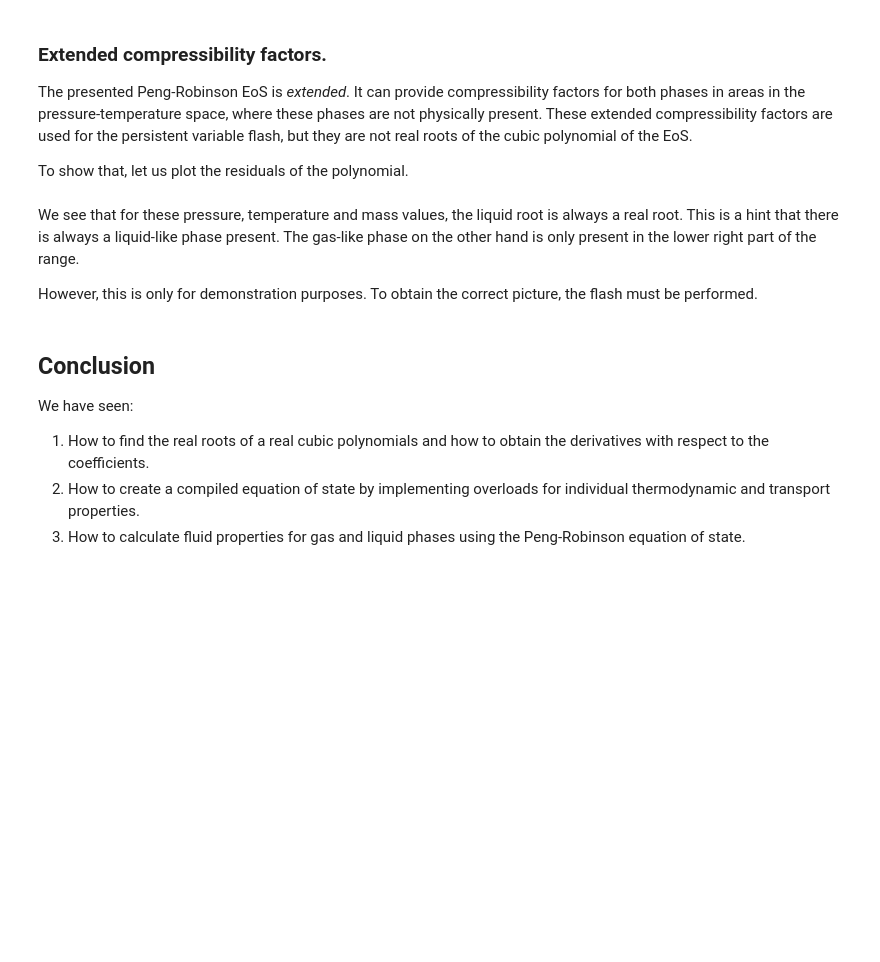
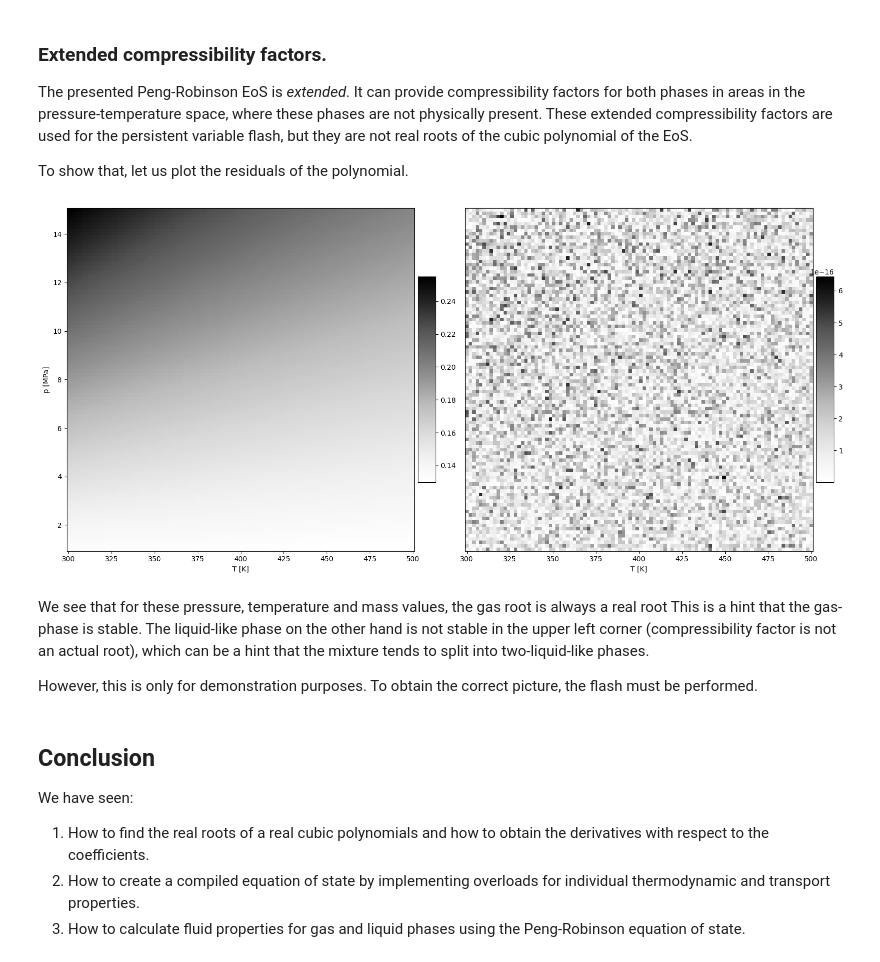
Before and after one commit to pmgbergen/porepy, a Jupyter notebook: tutorials/cubic_eos.ipynb, the cells around one changed output. Saved outputs shown, nothing was run; the diff lists cells and outputs as text; code cells hidden in the pictures; blank space fills up the shorter version.

```diff
--- a/tutorials/cubic_eos.ipynb
+++ b/tutorials/cubic_eos.ipynb
@@ -416,39 +455,45 @@ Z_l = prearg_liq[:, 3]
 
 A_g = prearg_gas[:, 1]
 B_g = prearg_gas[:, 2]
 Z_g = prearg_gas[:, 3]
 
+
 def poly_res(Z: np.ndarray, A: np.ndarray, B: np.ndarray) -> np.ndarray:
     return np.abs(
         Z**3
         + (B - 1) * Z**2
         + (A - 2 * B - 3 * B**2) * Z
         + B**3
         + B**2
         - A * B
     )
 
 res_l = poly_res(Z_l, A_l, B_l)
 res_g = poly_res(Z_g, A_g, B_g)
 
 import matplotlib.pyplot as plt
 
 fig = plt.figure(figsize=(16, 7.5))
 ax = fig.add_subplot(1, 2, 1)
-img = ax.pcolormesh(Tm, pm, res_l.reshape(Tm.shape), cmap="Greys", shading="nearest")
+img = ax.pcolormesh(Tm, pm * 1e-6, res_l.reshape(Tm.shape), cmap="Greys", shading="nearest")
+ax.set_ylabel('p [MPa]')
+ax.set_xlabel('T [K]')
 cax = ax.inset_axes((1.01, 0.2, 0.05, 0.6))
 fig.colorbar(img, ax=ax, cax=cax, orientation="vertical")
 
 ax = fig.add_subplot(1, 2, 2)
-img = ax.pcolormesh(Tm, pm, res_g.reshape(Tm.shape), cmap="Greys", shading="nearest")
+img = ax.pcolormesh(Tm, pm * 1e-6, res_g.reshape(Tm.shape), cmap="Greys", shading="nearest")
 ax.set_yticks([])
+ax.set_xlabel('T [K]')
 cax = ax.inset_axes((1.01, 0.2, 0.05, 0.6))
 fig.colorbar(img, ax=ax, cax=cax, orientation="vertical")
 fig.tight_layout()
+# %% [output]
+[figure, added]
 # %% [markdown]
-We see that for these pressure, temperature and mass values, the liquid root is always a real root.
-This is a hint that there is always a liquid-like phase present.
-The gas-like phase on the other hand is only present in the lower right part of the range.
+We see that for these pressure, temperature and mass values, the gas root is always a real root
+This is a hint that the gas-phase is stable.
+The liquid-like phase on the other hand is not stable in the upper left corner (compressibility factor is not an actual root), which can be a hint that the mixture tends to split into two-liquid-like phases.
 
 However, this is only for demonstration purposes. To obtain the correct picture, the flash must be performed.
 # %% [markdown]
```
Also changed, not shown: parts of 10 cells of this notebook, 1 other file.
